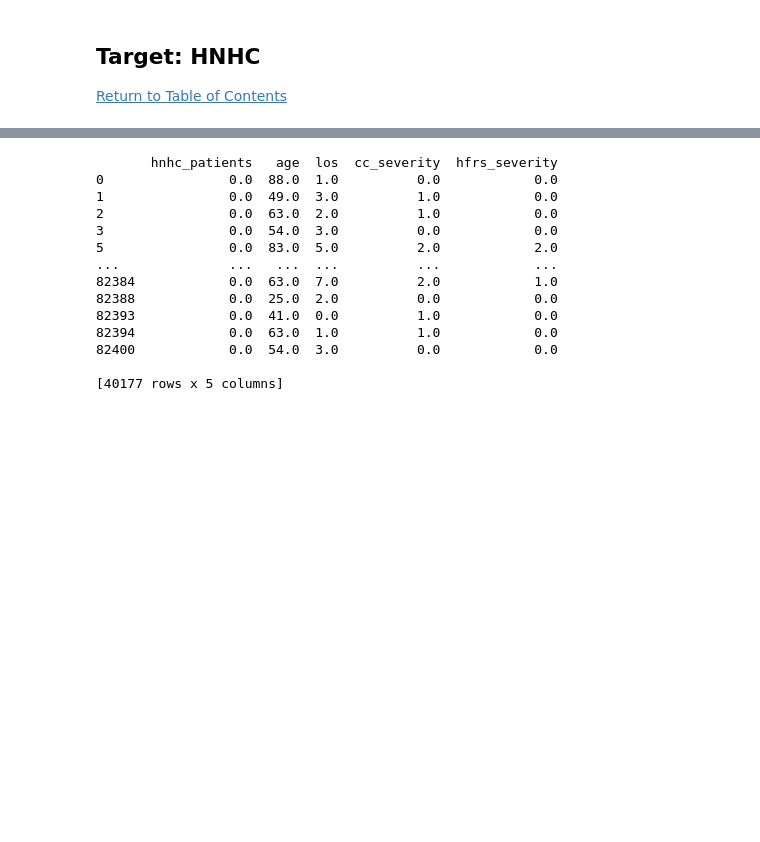
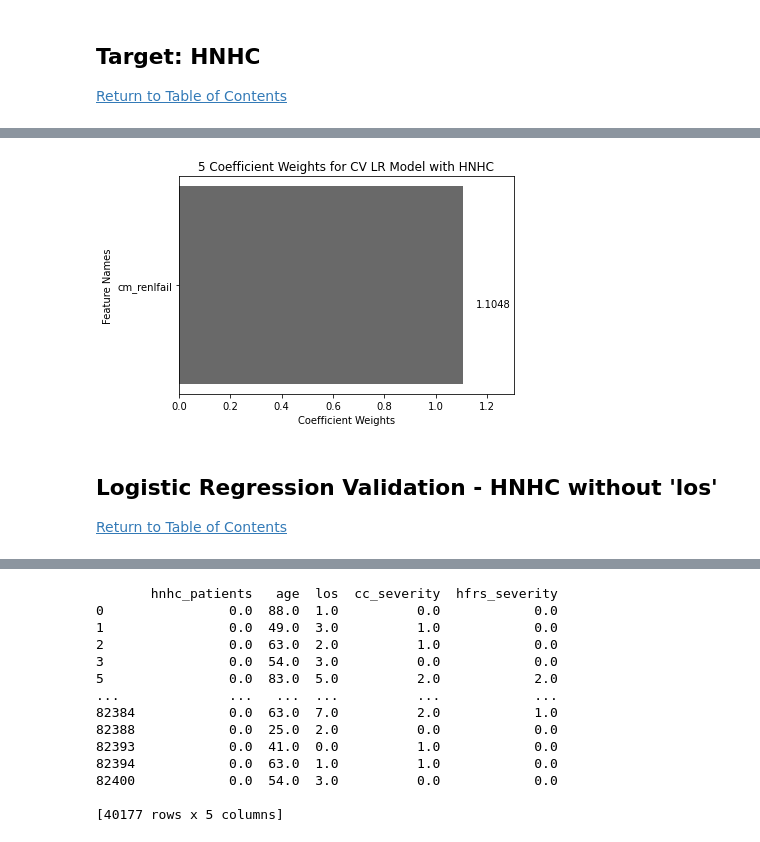
Before and after one commit to Autonomousse/UCSD_NRD_2017, a Jupyter notebook: NRD_2017_ML_Validation_5_Features_SP.ipynb, the cells around one changed output, grey strips where cells are left out. Saved outputs shown, nothing was run; the diff lists cells and outputs as text; code cells hidden in the pictures; blank space fills up the shorter version.

```diff
--- a/NRD_2017_ML_Validation_5_Features_SP.ipynb
+++ b/NRD_2017_ML_Validation_5_Features_SP.ipynb
@@ -455,0 +447,23 @@ def draw_cv_auc_roc(classifier, cv, X, y, num_features, title = 'Receiver Operat
+# %%
+# Grab the coefficient weights using the Logistic Regression model.
+for value in model_lr_hnhc.coef_:
+    importance_lr_hnhc = sorted(zip(value, X_train_lr_hnhc))
+
+# Graph coefficient weights for Logistic Regression.
+value_labels_lr_hnhc = [x[0] for x in importance_lr_hnhc]
+feature_names_lr_hnhc = [y[1] for y in importance_lr_hnhc]
+plt.barh(feature_names_lr_hnhc, value_labels_lr_hnhc, color='dimgray')
+for index, value in enumerate(value_labels_lr_hnhc):
+    plt.text(value/value_labels_lr_hnhc[index]+value-0.95, index-0.09, str(f'{value:.4f}'), color='black')
+plt.xlabel('Coefficient Weights')
+plt.xlim((0, max(value_labels_lr_hnhc)+0.2))
+plt.ylabel('Feature Names')
+plt.title(f'{num_features} Coefficient Weights for CV LR Model with HNHC')
+plt.savefig(f'{images_folder}\{num_features}_features\CV_LR_HNHC_Coefficient_Weights_{num_features}_validation', dpi=300)
+plt.show()
+# %% [output]
+[figure, added]
+# %% [markdown]
+## Logistic Regression Validation - HNHC without 'los' <a class="anchor" id="lrhnhcwolos"></a>
+
+[Return to Table of Contents](#contents)
```
Also changed, not shown: parts of 62 cells of this notebook, 1 other file.
